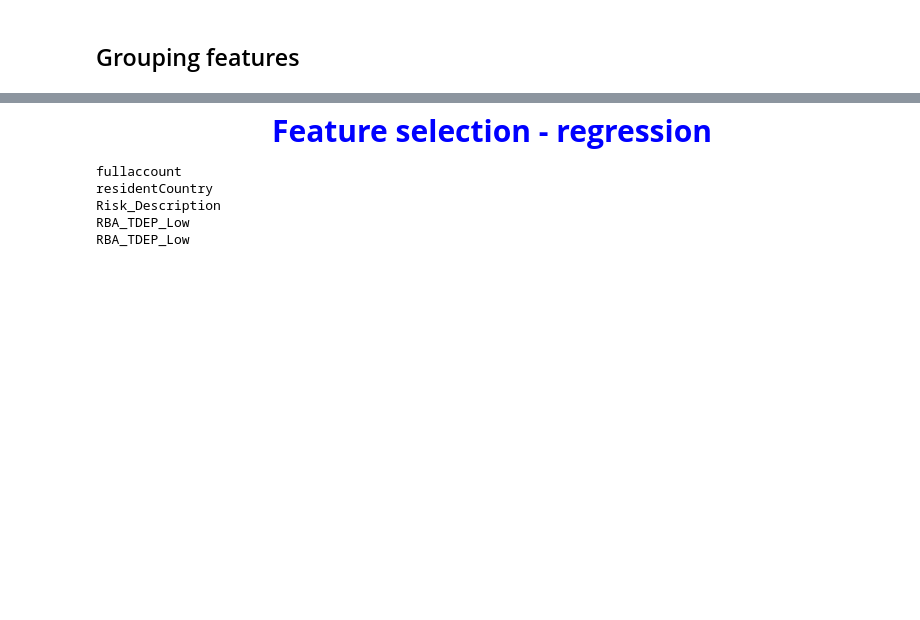
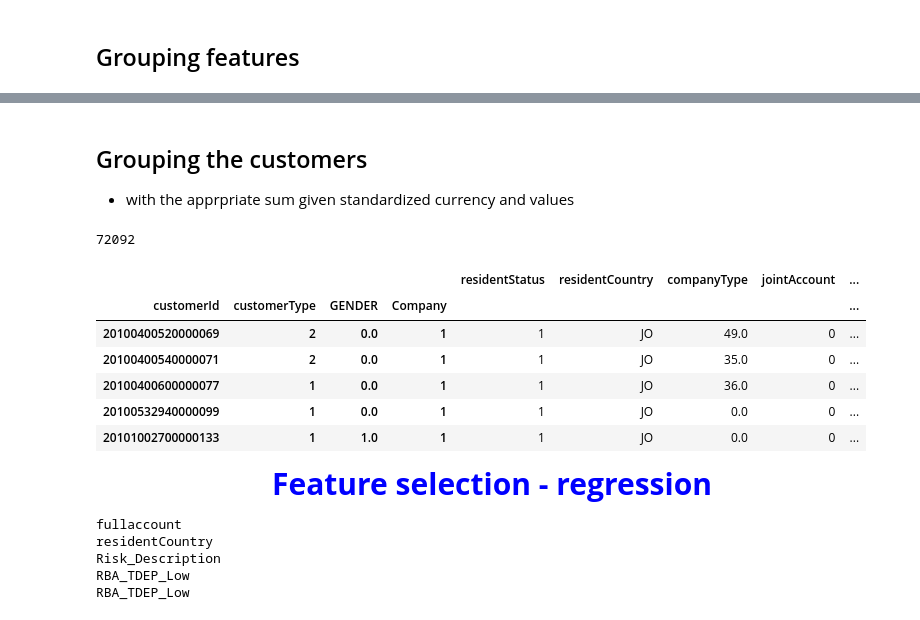
Before and after one commit to Pierre-mulliez1/cleaning_Python, a Jupyter notebook: Data_cleaning_bck5.ipynb, the cells around one changed output, grey strips where cells are left out. Cells and saved outputs as stored; diff of their text form; code cells hidden in the pictures; blank space fills up the shorter version.

```diff
--- a/Data_cleaning_bck5.ipynb
+++ b/Data_cleaning_bck5.ipynb
@@ -909,11 +920,3 @@ df_scaling1 = scaler.transform(dt2)
 df1.iloc[:,32:33]  = df_scaling1
 # %% [output]
 [17.56178602]
-# %%
-#Standardizing the dates in unix
-dt3 = df1.iloc[:,34:37]
-scaler = StandardScaler()
-scaler.fit(dt3)
-print(scaler.mean_)
-df_scaling1 = scaler.transform(dt3)
-df1.iloc[:,34:37]  = df_scaling1
@@ -1015,7 +1016,7 @@ prof_dsc
 LEGAL_STA_CODE_dsc
 # %%
 # dropping the dummified collumns
-df1 = df1.drop(['profession','nationalityOriginal','ledgerCode','accountCurrency','ECO_SEC','TYPE_OF_DEP','LEGAL_STA_CODE'], axis = 1)
+df1 = df1.drop(['profession','nationalityOriginal','ledgerCode','accountCurrency','ECO_SEC','TYPE_OF_DEP','LEGAL_STA_CODE',"Currency units per one pound "], axis = 1)
 # %%
 #flag variable for compagnies
 df1 = df1.rename(columns={"nan": "Company"})
@@ -1040,8 +1041,6 @@ df1.head(10)
 | 7 | 202 | 20200207860000638 | 020200207860011389000 | 1 | 20130917 | 0 | 1 | ... |
 | 8 | 202 | 20200207860000638 | 020200207860011389001 | 1 | 20130917 | 0 | 1 | ... |
 | 9 | 202 | 20200217770000674 | 020200217770011400000 | 2 | 20131003 | 0 | 1 | ... |
-# %%
-df1 = df1.drop(["Currency units per one pound "], axis = 1)
 # %%
 print(100*df1.isnull().sum()/df1.isnull().count())
 # %% [output]
@@ -1181,0 +1079,25 @@ RBA_Countries_Medium}
+# %% [markdown]
+## Grouping the customers
+- with the apprpriate sum given standardized currency and values
+# %%
+df2 = df1.groupby(
+   ['customerId','customerType',"GENDER","Company"]
+).agg(
+    { 'residentStatus': "max", 'residentCountry': "max",
+        'companyType': "max", 'jointAccount': "max", 'CUS_CLASS': "max",
+       'avg_last_10_days': "sum", 'avg_last_30_days':"sum", 'avg_last_90_days':"sum",
+       'number_of_cash_dep_90_days':"sum", 'avg_cash_deposit_90_days':"sum",
+       'number_of_deposit_90_days':"sum", 'avg_of_dep_90_days':"sum",
+       'number_of_cash_wd_90_days':"sum", 'avg_of_cash_wd_90_days':"sum",
+       'number_of_wd_90_days':"sum", 'avg_of_wd_90_days':"sum", 'rbaValue':"max",'Risk_Description':"max", 'dateunix':"max",
+     'age':"max", 'age_inday':"max", 'outbounds': "sum",
+     'Risk_high':"max", 'Risk_low':"min", 'Risk_medium':"max", 'RBA_Currency_High':"max",
+       'RBA_Currency_Low':"min", 'RBA_Currency_Med':"max", 'RBA_Countries_High':"max",
+       'RBA_Countries_Low':"min", 'RBA_Countries_Medium':"max",
+       'RBA_ECO_SEC_High':"max", 'RBA_ECO_SEC_Low':"min", 'RBA_ECO_SEC_Med':"max",
+       'RBA_Ledger_High':"max", 'RBA_Ledger_Low':"min", 'RBA_ledger_Med':"max", 'RBA_PROF_High':"max", 'RBA_PROF_Low':"min",
+       'RBA_PROF_Med':"max", 'EExisting':"max", 'ENEW':"min",
+       'IExisting':"max",
+         'INew':"min"})
+# the max value for custumers high dummies are maxed and low dummies mined
+#Grouping by customer ID and company
@@ -1182,3 +1106,17 @@ RBA_Countries_Medium}
+# %%
+len(df2)
+# %% [output]
+72092
+# %%
+df2.head()
+# %% [output]
+|  |  |  |  | residentStatus | residentCountry | companyType | jointAccount | ... |
+| customerId | customerType | GENDER | Company |  |  |  |  | ... |
+| 20100400520000069 | 2 | 0.0 | 1 | 1 | JO | 49.0 | 0 | ... |
+| 20100400540000071 | 2 | 0.0 | 1 | 1 | JO | 35.0 | 0 | ... |
+| 20100400600000077 | 1 | 0.0 | 1 | 1 | JO | 36.0 | 0 | ... |
+| 20100532940000099 | 1 | 0.0 | 1 | 1 | JO | 0.0 | 0 | ... |
+| 20101002700000133 | 1 | 1.0 | 1 | 1 | JO | 0.0 | 0 | ... |
 # %% [markdown]
   <div style="color:blue;  font-size: 30px; text-align:center;  font-weight: bold;">  Feature selection - regression</div>
 # %%
```
Also changed, not shown: parts of 30 cells of this notebook.
